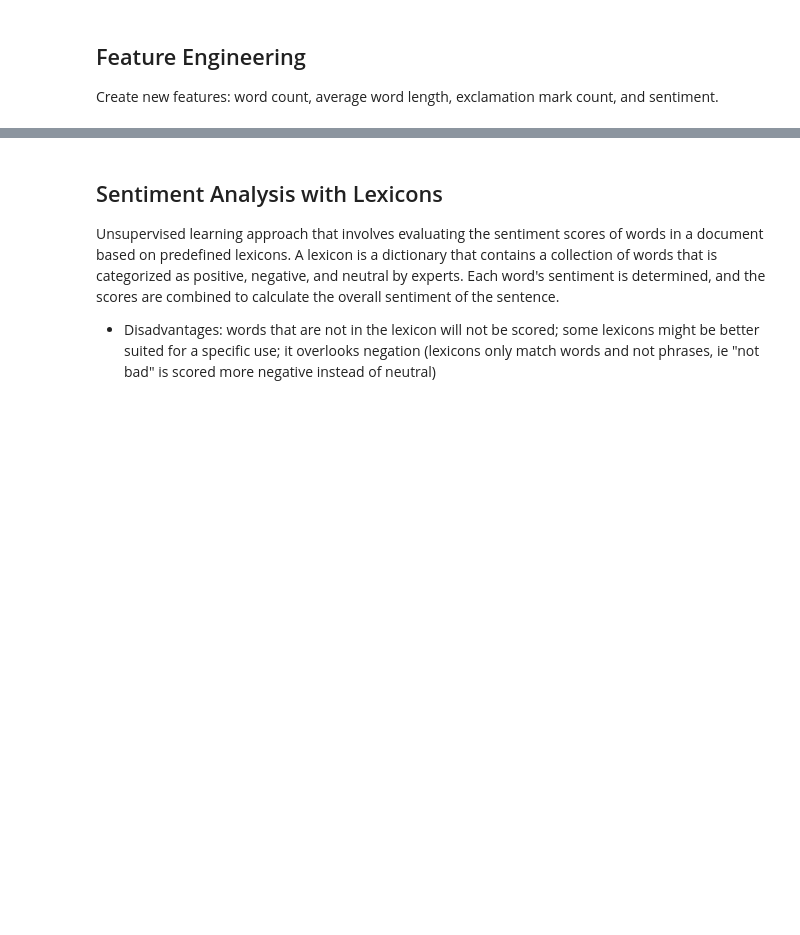
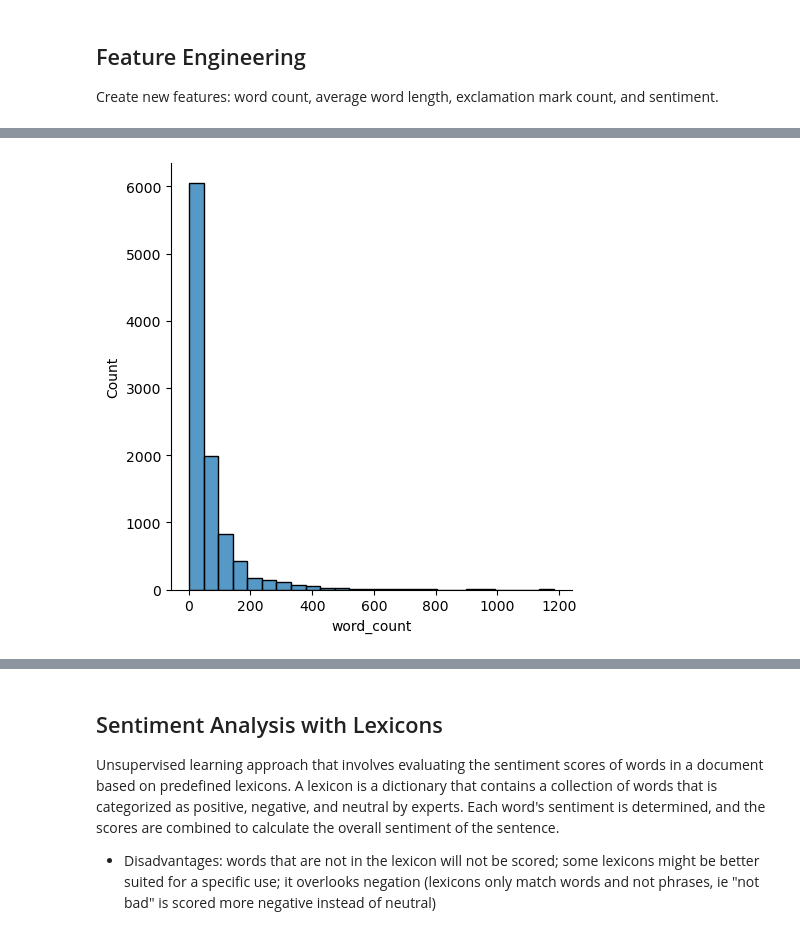
Before and after one commit to marieljum/NLP_Amazon_Reviews_Sentiment, a Jupyter notebook: notebooks/Sentiment_Analysis.ipynb, the cells around one changed output, grey strips where cells are left out. Cells and saved outputs as stored; diff of their text form; code cells hidden in the pictures; blank space fills up the shorter version.

```diff
--- a/notebooks/Sentiment_Analysis.ipynb
+++ b/notebooks/Sentiment_Analysis.ipynb
@@ -164,0 +46,10 @@ meta_subset.to_csv('../data/meta_subset.csv', index = False)
+# %%
+merge_df = pd.read_csv('../data/merge_df_select.csv', index_col = False)
+# Remove null values in 'text' column
+merge_df = merge_df.dropna(subset=['text'])
+# Remove rows where 'text' column contains empty strings
+merge_df = merge_df[merge_df['text'].str.strip() != '']
+# Reset the index of the DataFrame
+merge_df.reset_index(drop=True, inplace=True)
+
+print(f'Number of records: {len(merge_df)}')
@@ -203,8 +96,12 @@ def exclamation_count(text):
         if token.text == '!':
             exclamations.append(token.text)
     return len(exclamations)
+
+merge_df['word_count'] = merge_df['text'].apply(word_count)
+merge_df['avg_word_length'] = merge_df['text'].apply(avg_word_length)
+merge_df['exclamation_count'] = merge_df['text'].apply(exclamation_count)
 # %%
-cleaned_text['word_count'] = cleaned_text['text'].apply(word_count)
-cleaned_text['avg_word_length'] = cleaned_text['text'].apply(avg_word_length)
-cleaned_text['exclamation_count'] = cleaned_text['text'].apply(exclamation_count)
+merge_df['word_count'] = merge_df['text'].apply(word_count)
+merge_df['avg_word_length'] = merge_df['text'].apply(avg_word_length)
+merge_df['exclamation_count'] = merge_df['text'].apply(exclamation_count)
 # %%
@@ -214,3 +126,5 @@ cleaned_text['word_count'].describe()
 # %%
-sns.displot(cleaned_text['word_count'],bins=25);
+sns.displot(merge_df['word_count'],bins=25);
+# %% [output]
+[figure, added]
 # %%
```
Also changed, not shown: parts of 44 cells of this notebook, 3 other files.
